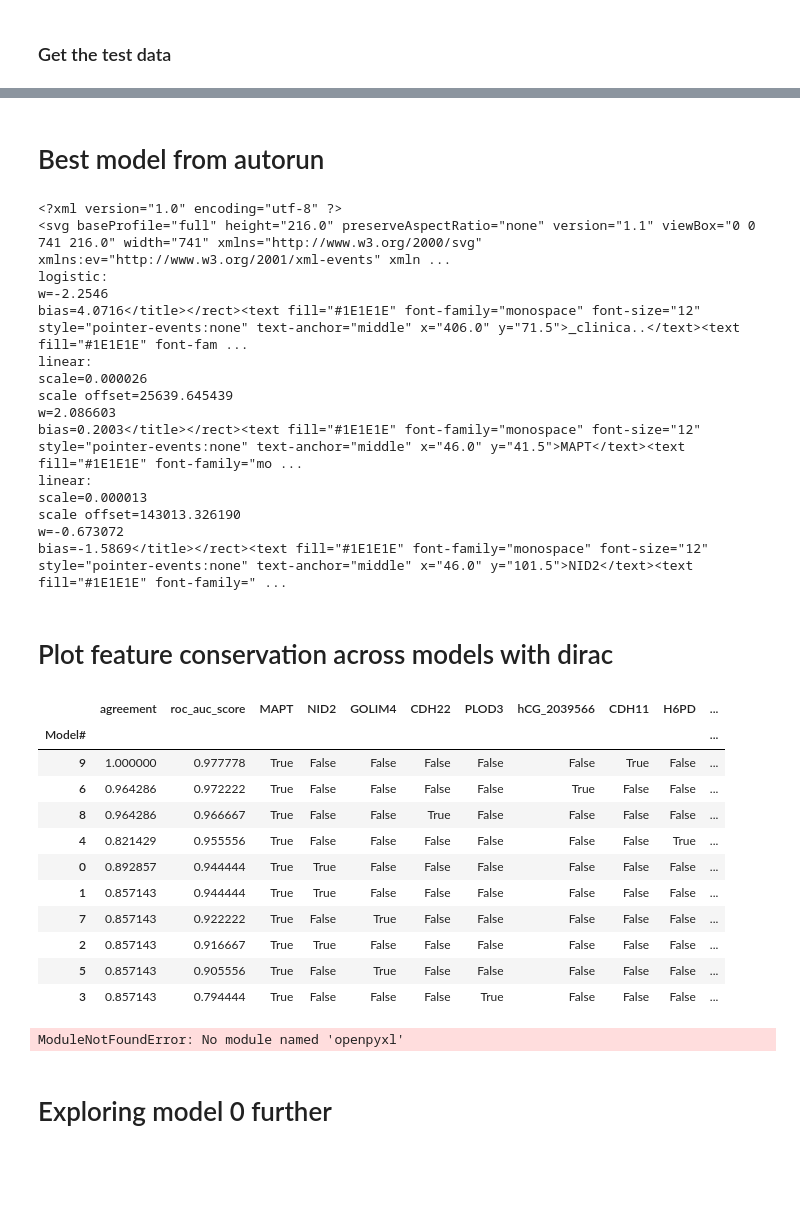
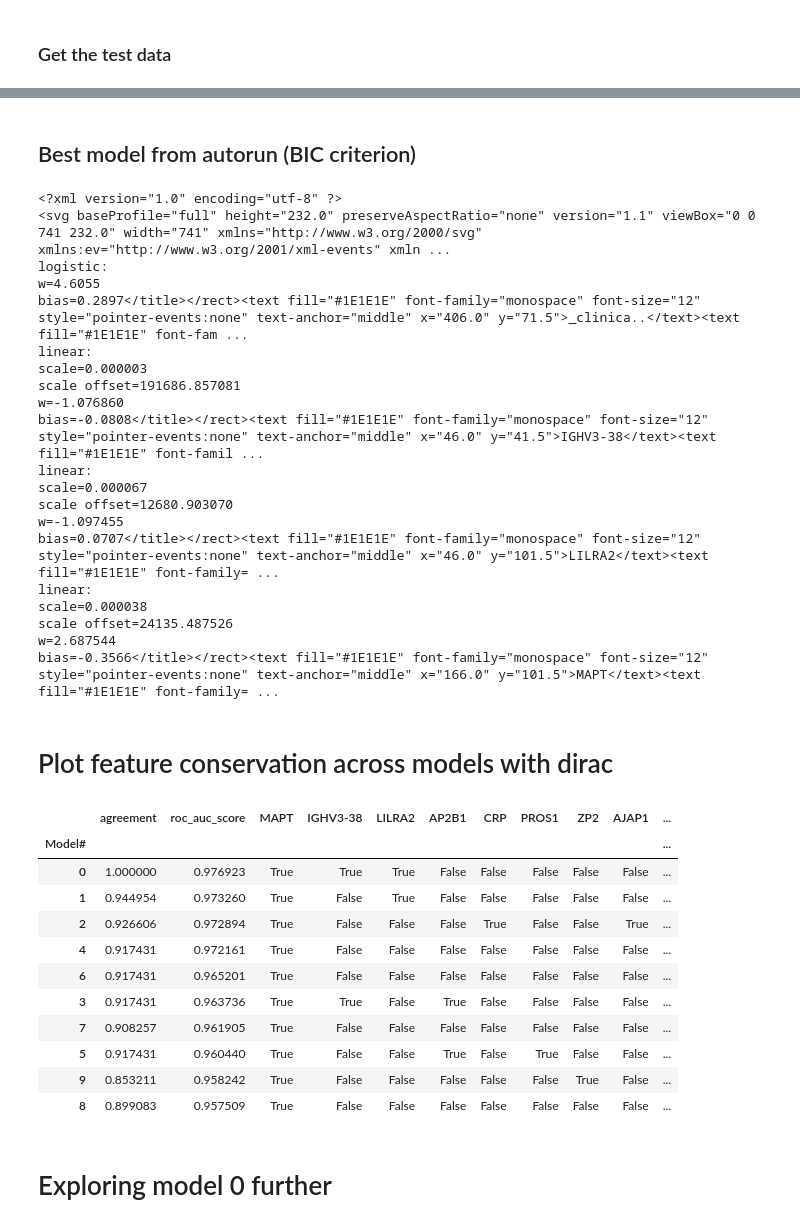
Before and after one commit to abzu-ai/QLattice-clinical-omics, a Jupyter notebook: notebooks/AD_case.ipynb, the cells around one changed output, grey strips where cells are left out. Drawn from its saved outputs; the diff is of its cells as text; code cells hidden in the pictures; blank space fills up the shorter version.

```diff
--- a/notebooks/AD_case.ipynb
+++ b/notebooks/AD_case.ipynb
@@ -19,6 +22,6 @@ feyn.__version__
 # %%
 # Load the data
-data = pd.read_csv("../datasets/ad_omics.csv")
+data = pd.read_csv("../data/ad_omics.csv")
 # %%
 # Define the semantic types
 stypes = {}
@@ -98,39 +81,43 @@ modsum(models_single, train_val, test)
 # %% [markdown]
-# Best model from autorun
+## Best model from autorun (BIC criterion)
 # %%
 models_single[0].plot(train_val,test)
 # %% [output]
 <?xml version="1.0" encoding="utf-8" ?>
-<svg baseProfile="full" height="216.0" preserveAspectRatio="none" version="1.1" viewBox="0 0 741 216.0" width="741" xmlns="http://www.w3.org/2000/svg" xmlns:ev="http://www.w3.org/2001/xml-events" xmln ...
+<svg baseProfile="full" height="232.0" preserveAspectRatio="none" version="1.1" viewBox="0 0 741 232.0" width="741" xmlns="http://www.w3.org/2000/svg" xmlns:ev="http://www.w3.org/2001/xml-events" xmln ...
 logistic:
-w=-2.2546
-bias=4.0716</title></rect><text fill="#1E1E1E" font-family="monospace" font-size="12" style="pointer-events:none" text-anchor="middle" x="406.0" y="71.5">_clinica..</text><text fill="#1E1E1E" font-fam ...
+w=4.6055
+bias=0.2897</title></rect><text fill="#1E1E1E" font-family="monospace" font-size="12" style="pointer-events:none" text-anchor="middle" x="406.0" y="71.5">_clinica..</text><text fill="#1E1E1E" font-fam ...
 linear:
-scale=0.000026
-scale offset=25639.645439
-w=2.086603
-bias=0.2003</title></rect><text fill="#1E1E1E" font-family="monospace" font-size="12" style="pointer-events:none" text-anchor="middle" x="46.0" y="41.5">MAPT</text><text fill="#1E1E1E" font-family="mo ...
+scale=0.000003
+scale offset=191686.857081
+w=-1.076860
+bias=-0.0808</title></rect><text fill="#1E1E1E" font-family="monospace" font-size="12" style="pointer-events:none" text-anchor="middle" x="46.0" y="41.5">IGHV3-38</text><text fill="#1E1E1E" font-famil ...
 linear:
-scale=0.000013
-scale offset=143013.326190
-w=-0.673072
-bias=-1.5869</title></rect><text fill="#1E1E1E" font-family="monospace" font-size="12" style="pointer-events:none" text-anchor="middle" x="46.0" y="101.5">NID2</text><text fill="#1E1E1E" font-family=" ...
+scale=0.000067
+scale offset=12680.903070
+w=-1.097455
+bias=0.0707</title></rect><text fill="#1E1E1E" font-family="monospace" font-size="12" style="pointer-events:none" text-anchor="middle" x="46.0" y="101.5">LILRA2</text><text fill="#1E1E1E" font-family= ...
+linear:
+scale=0.000038
+scale offset=24135.487526
+w=2.687544
+bias=-0.3566</title></rect><text fill="#1E1E1E" font-family="monospace" font-size="12" style="pointer-events:none" text-anchor="middle" x="166.0" y="101.5">MAPT</text><text fill="#1E1E1E" font-family= ...
 # %% [markdown]
 # Plot feature conservation across models with dirac
 # %%
-from dirac.compare import *
-model_features_chart(test, models_single, metric="roc_auc_score")
+model_features_chart(train_val, models_single, metric="roc_auc_score")
 # %% [output]
-|  | agreement | roc_auc_score | MAPT | NID2 | GOLIM4 | CDH22 | PLOD3 | hCG_2039566 | CDH11 | H6PD | ... |
+|  | agreement | roc_auc_score | MAPT | IGHV3-38 | LILRA2 | AP2B1 | CRP | PROS1 | ZP2 | AJAP1 | ... |
 | Model# |  |  |  |  |  |  |  |  |  |  | ... |
-| 9 | 1.000000 | 0.977778 | True | False | False | False | False | False | True | False | ... |
-| 6 | 0.964286 | 0.972222 | True | False | False | False | False | True | False | False | ... |
-| 8 | 0.964286 | 0.966667 | True | False | False | True | False | False | False | False | ... |
-| 4 | 0.821429 | 0.955556 | True | False | False | False | False | False | False | True | ... |
-| 0 | 0.892857 | 0.944444 | True | True | False | False | False | False | False | False | ... |
-| 1 | 0.857143 | 0.944444 | True | True | False | False | False | False | False | False | ... |
-| 7 | 0.857143 | 0.922222 | True | False | True | False | False | False | False | False | ... |
-| 2 | 0.857143 | 0.916667 | True | True | False | False | False | False | False | False | ... |
-| 5 | 0.857143 | 0.905556 | True | False | True | False | False | False | False | False | ... |
-| 3 | 0.857143 | 0.794444 | True | False | False | False | True | False | False | False | ... |
+| 0 | 1.000000 | 0.976923 | True | True | True | False | False | False | False | False | ... |
+| 1 | 0.944954 | 0.973260 | True | False | True | False | False | False | False | False | ... |
+| 2 | 0.926606 | 0.972894 | True | False | False | False | True | False | False | True | ... |
+| 4 | 0.917431 | 0.972161 | True | False | False | False | False | False | False | False | ... |
+| 6 | 0.917431 | 0.965201 | True | False | False | False | False | False | False | False | ... |
+| 3 | 0.917431 | 0.963736 | True | True | False | True | False | False | False | False | ... |
+| 7 | 0.908257 | 0.961905 | True | False | False | False | False | False | False | False | ... |
+| 5 | 0.917431 | 0.960440 | True | False | False | True | False | True | False | False | ... |
+| 9 | 0.853211 | 0.958242 | True | False | False | False | False | False | True | False | ... |
+| 8 | 0.899083 | 0.957509 | True | False | False | False | False | False | False | False | ... |
 # %%
@@ -138,7 +125,5 @@ excello = model_features_chart(test, models_single, metric="roc_auc_score")
 # %%
-excello.to_excel('AD_QLAttice_Ubuntu_features_chart_autorun_best_251121.xlsx')
+#excello.to_excel('AD_QLAttice_Ubuntu_features_chart_autorun_best_251121.xlsx')
-# %% [output]
-ModuleNotFoundError: No module named 'openpyxl'
 # %% [markdown]
 # Exploring model 0 further
 # %%
```
Also changed, not shown: parts of 27 cells of this notebook, 2 other files.
